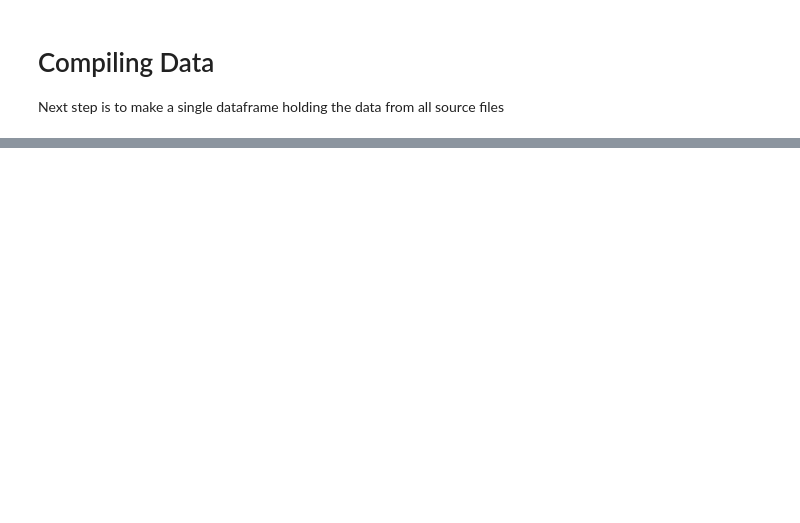
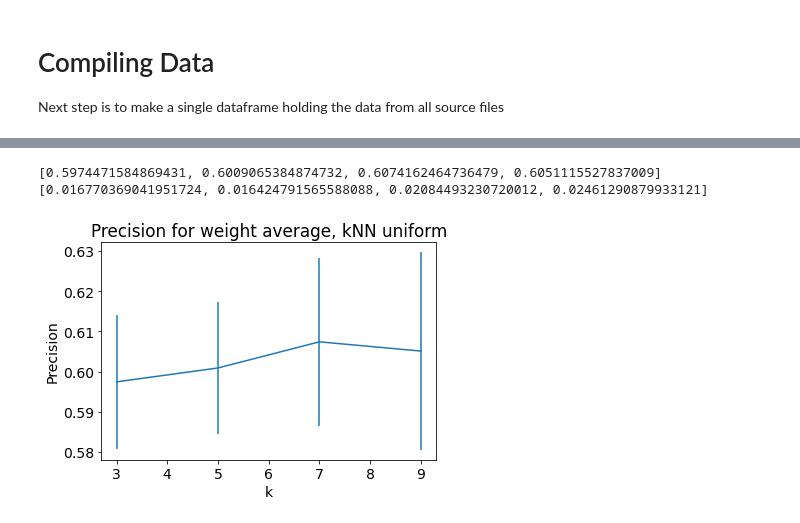
Before and after one commit to AlexSanfilippo/ML-Group-Project-Spotify, a Jupyter notebook: Data_Scripts/ImportingDataV0.1.ipynb, the cells around one changed output, grey strips where cells are left out. Drawn from its saved outputs; the diff is of its cells as text; code cells hidden in the pictures; blank space fills up the shorter version.

Commit message:
kNN model added in V1.0

```diff
--- a/Data_Scripts/ImportingDataV0.1.ipynb
+++ b/Data_Scripts/ImportingDataV0.1.ipynb
@@ -128,2 +144,12 @@ Any pre-processing necessary for:
 # %%
-# NOTE: LOUDNESS IS NOT NORMALIZED OOPS
+X = data.loc[:,"danceability":"liveness"]
+Y = data.loc[:,"playlist_number"]
+
+from sklearn.neighbors import KNeighborsClassifier
+
+model = KNeighborsClassifier(n_neighbors=3, weights="uniform").fit(X,Y)
+ypred = model.predict(X)
+
+
+from sklearn.metrics import confusion_matrix
+print(confusion_matrix(ypred,Y))
@@ -129,0 +165,41 @@ Any pre-processing necessary for:
+# %%
+X = data.loc[:,"danceability":"liveness"].values
+Y = data.loc[:,"playlist_number"]
+
+n_splits = 5
+ks=[3,5,7,9]
+
+from sklearn.metrics import roc_curve
+from sklearn.model_selection import KFold
+from sklearn.metrics import precision_score
+kf = KFold(n_splits= n_splits, shuffle=True) #Important to shuggle our ordered data
+
+
+tmp=[]
+precision=[]
+precision_err=[]
+for k in ks:
+    model = KNeighborsClassifier(n_neighbors=k, weights="uniform")
+    for train, test in kf.split(X):
+        model.fit(X[train],Y[train])
+        ypred = model.predict(X[test])
+        #print(confusion_matrix(ypred,Y[test]))
+
+        tmp.append( precision_score(Y[test], ypred, average="weighted") )
+        ## average = {‘micro’, ‘macro’, ‘samples’, ‘weighted’, ‘binary’}
+
+    precision.append( np.array(tmp).mean() )
+    precision_err.append( np.array(tmp).std() )
+
+print(precision)
+print(precision_err)
+
+plt.errorbar(ks, precision, yerr=precision_err)
+plt.xlabel("k")
+plt.ylabel("Precision")
+plt.title("Precision for weight average, kNN uniform")
+plt.show()
+# %% [output]
+[0.5974471584869431, 0.6009065384874732, 0.6074162464736479, 0.6051115527837009]
+[0.016770369041951724, 0.016424791565588088, 0.02084493230720012, 0.02461290879933121]
+[figure, added]
```
Also changed, not shown: parts of 8 cells of this notebook, 2 other files.
